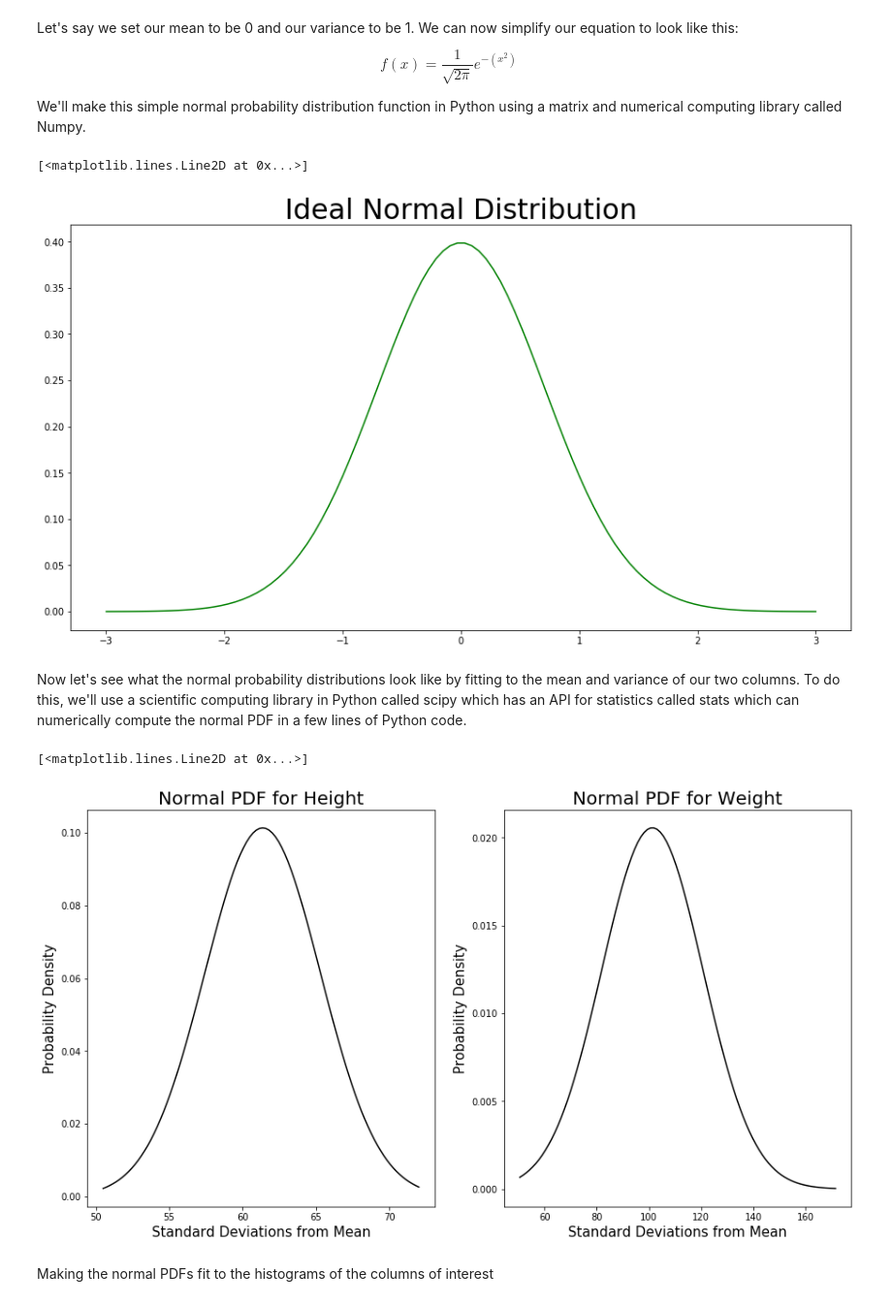
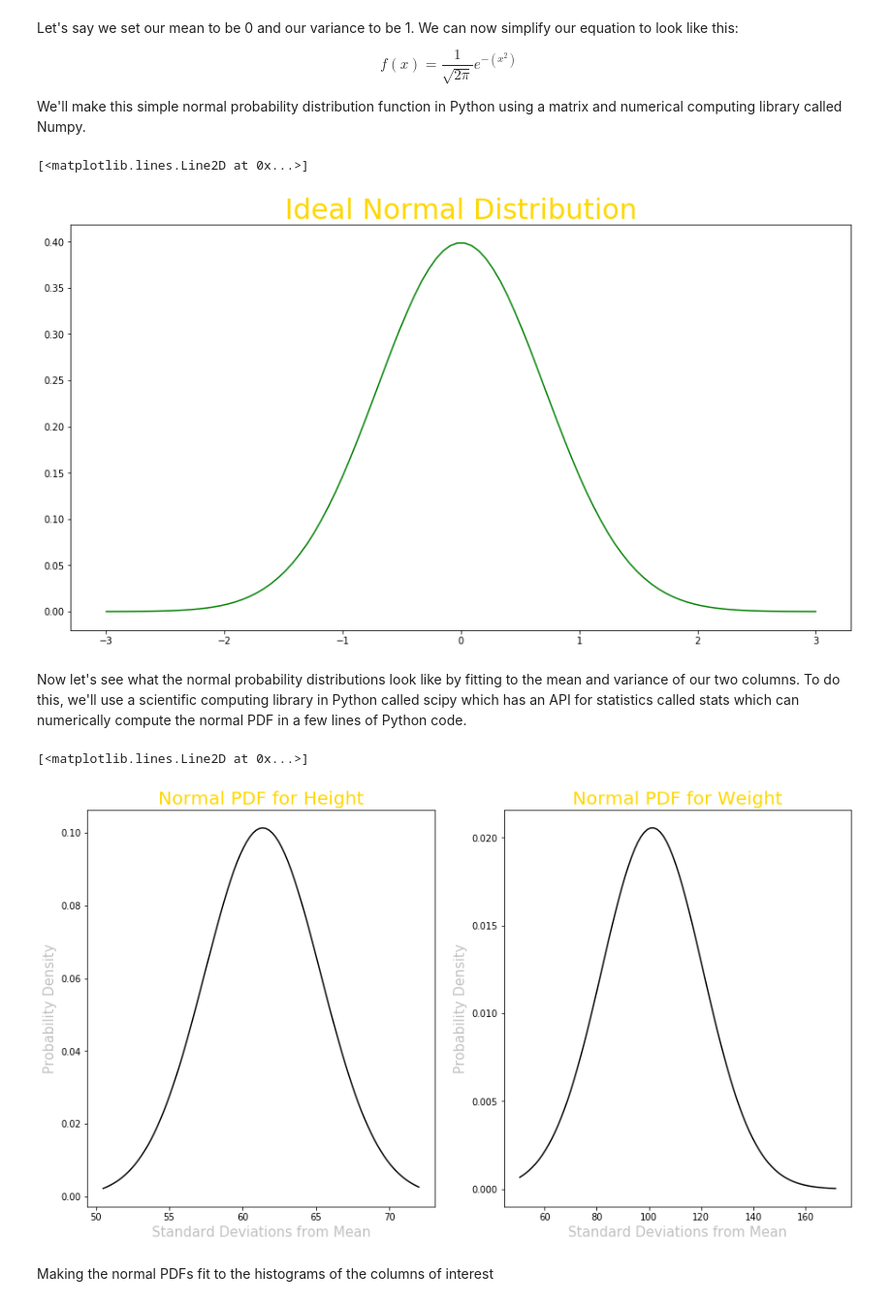
Before and after one commit to TheChanRProject/DevMasters-NewNB, a Jupyter notebook: NewNB-Python-V3.ipynb, the cells around one changed output. Shown at 97% size. Saved outputs shown, nothing was run; the diff lists cells and outputs as text; code cells hidden in the pictures.

```diff
--- a/NewNB-Python-V3.ipynb
+++ b/NewNB-Python-V3.ipynb
@@ -337,42 +337,42 @@ def normalPDF(x):
 
 # Plotting the normal PDF with matplotlib plot()
 plt.figure(figsize=(15,8))
-plt.title("Ideal Normal Distribution", size="30")
+plt.title("Ideal Normal Distribution", size="30", color="gold")
 plt.plot(x, normalPDF(x), 'g-')
 # %% [output]
 [<matplotlib.lines.Line2D at 0x...>]
-[figure, old version]
+[figure, new version]
 # %% [markdown]
 Now let's see what the normal probability distributions look like by fitting to the mean and variance of our two columns. To do this, we'll use a scientific computing library in Python called scipy which has an API for statistics called stats which can numerically compute the normal PDF in a few lines of Python code.
 # %%
 # importing scipy.stats
 from scipy import stats
 
 # Getting the normal PDF for the Height column
 x_height = np.linspace(np.min(df['HeightIn']), np.max(df['HeightIn']), num=100)
 y_height = stats.norm.pdf(x_height, np.mean(df['HeightIn']), np.std(df['HeightIn']))
 
 # Getting the normal PDF for the Weight column
 x_weight = np.linspace(np.min(df['WeightLB']), np.max(df['WeightLB']), num=100)
 y_weight = stats.norm.pdf(x_weight, np.mean(df['WeightLB']), np.std(df['WeightLB']))
 
 # Plotting the normal PDFs side by side
 
 fig, ax = plt.subplots(1,2, figsize=(15,8))
 # Height Normal PDF
-ax[0].set_title("Normal PDF for Height", size="20")
-ax[0].set_xlabel("Standard Deviations from Mean", size="15")
-ax[0].set_ylabel("Probability Density", size="15")
+ax[0].set_title("Normal PDF for Height", size="20", color="gold")
+ax[0].set_xlabel("Standard Deviations from Mean", size="15", color="silver")
+ax[0].set_ylabel("Probability Density", size="15", color="silver")
 ax[0].plot(x_height, y_height, 'k-')
 
 # Weight Normal PDF
-ax[1].set_title("Normal PDF for Weight", size="20")
-ax[1].set_xlabel("Standard Deviations from Mean", size="15")
-ax[1].set_ylabel("Probability Density", size="15")
+ax[1].set_title("Normal PDF for Weight", size="20", color="gold")
+ax[1].set_xlabel("Standard Deviations from Mean", size="15", color="silver")
+ax[1].set_ylabel("Probability Density", size="15", color="silver")
 ax[1].plot(x_weight, y_weight, 'k-')
 # %% [output]
 [<matplotlib.lines.Line2D at 0x...>]
-[figure, old version]
+[figure, new version]
 # %% [markdown]
 Making the normal PDFs fit to the histograms of the columns of interest
 # %%
```
Also changed, not shown: parts of 4 cells of this notebook.
